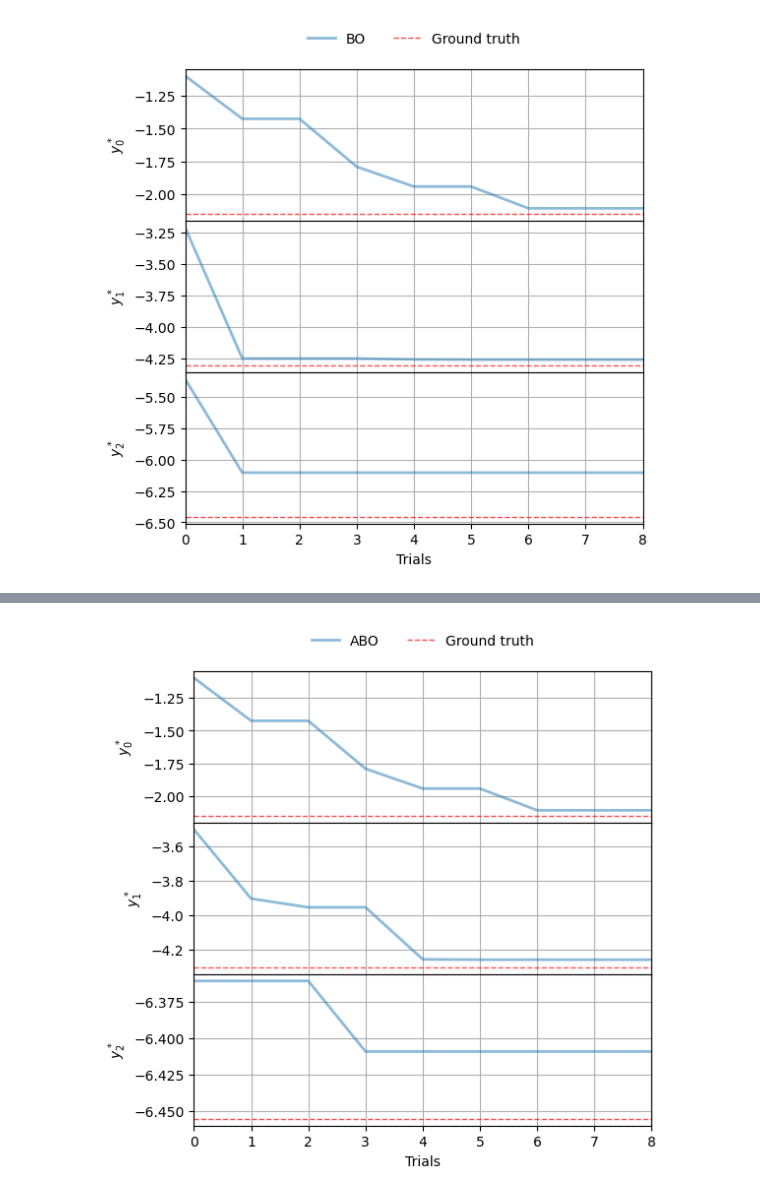
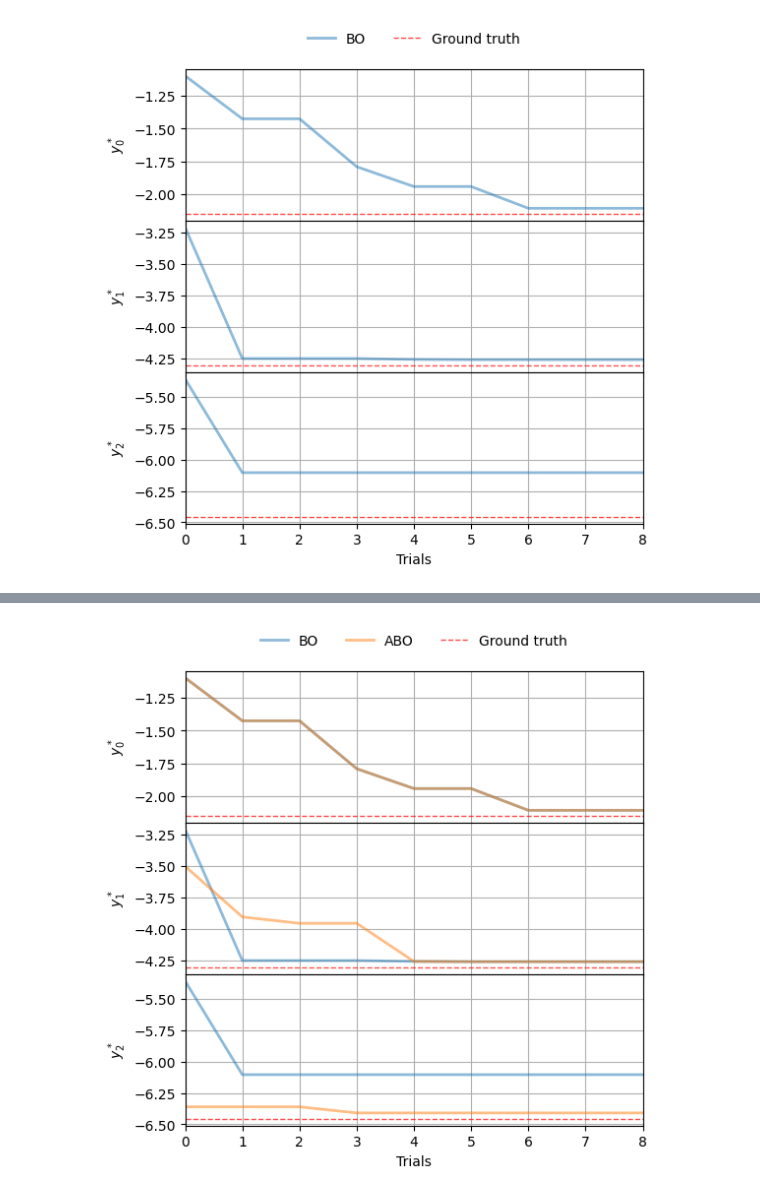
Before and after one commit to neildhir/DCBO, a Jupyter notebook: notebooks/A_mat.ipynb, the cells around one changed output, grey strips where cells are left out. Cells and saved outputs as stored; diff of their text form; code cells hidden in the pictures.

```diff
--- a/notebooks/A_mat.ipynb
+++ b/notebooks/A_mat.ipynb
@@ -166,7 +166,7 @@ Optimization restart 1/1, f = 11.312718293992738
 # %%
-plot_outcome(3,10,outcomes=[abo.optimal_outcome_values_during_trials],labels=['ABO'],true_objective_values=true_objective_values)
+plot_outcome(3,10,outcomes=[bo.optimal_outcome_values_during_trials,abo.optimal_outcome_values_during_trials],labels=['BO', 'ABO'],true_objective_values=true_objective_values)
 # %% [output]
-[figure, old version]
+[figure, new version]
 # %%
 
 CBO_input_params = {
```
Also changed, not shown: parts of 9 cells of this notebook, 9 other files.
